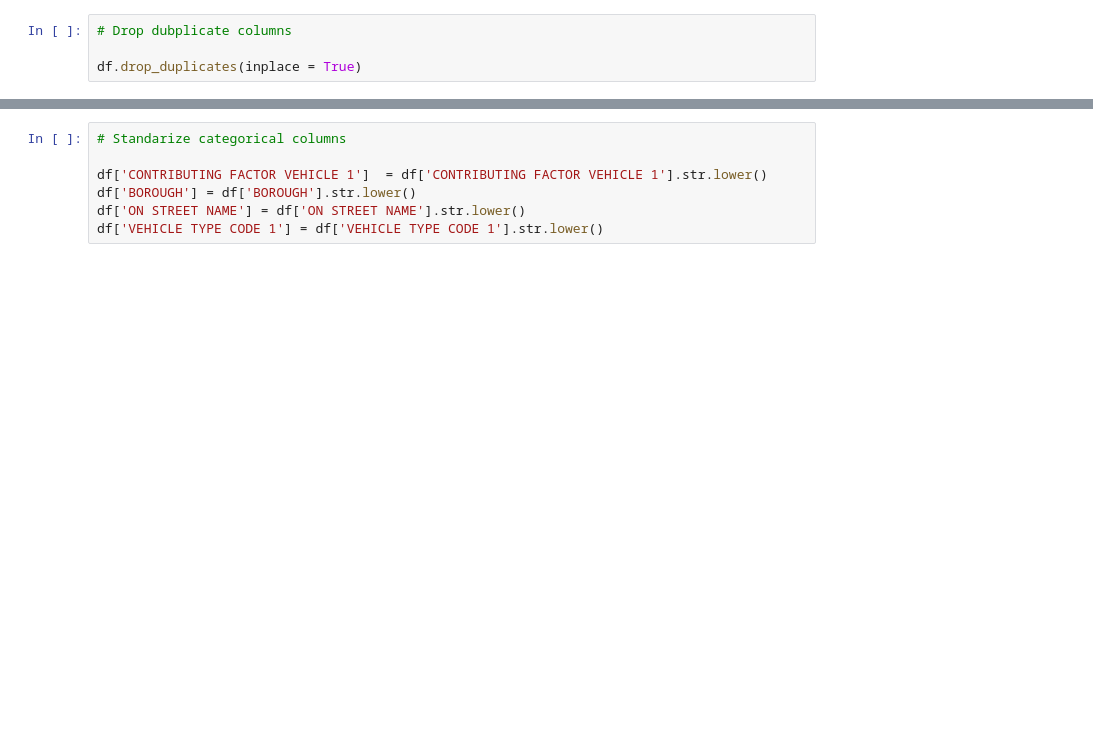
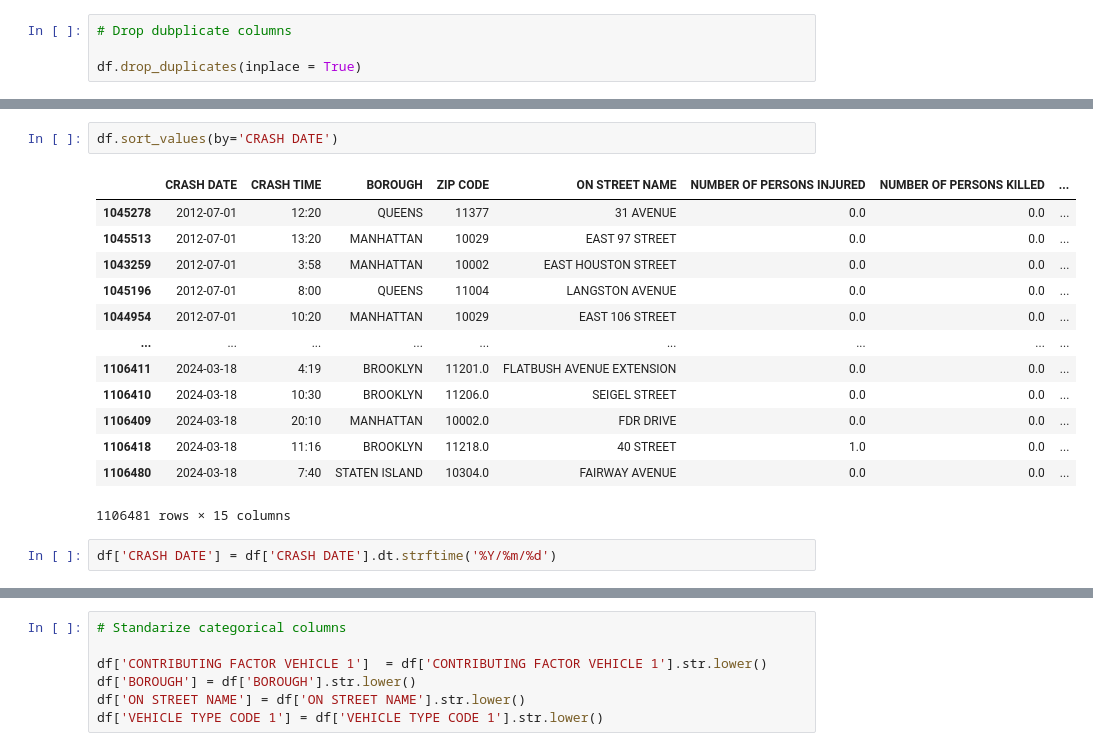
Before and after one commit to Joako1990/Big-Data-storage-Processing, a Jupyter notebook: CA1_Sem2.ipynb, the cells around one changed output, grey strips where cells are left out. Drawn from its saved outputs; the diff is of its cells as text; blank space fills up the shorter version.

```diff
--- a/CA1_Sem2.ipynb
+++ b/CA1_Sem2.ipynb
@@ -45,0 +180,18 @@ df.head()
+# %%
+df.sort_values(by='CRASH DATE')
+# %% [output]
+|  | CRASH DATE | CRASH TIME | BOROUGH | ZIP CODE | ON STREET NAME | NUMBER OF PERSONS INJURED | NUMBER OF PERSONS KILLED | ... |
+| 1045278 | 2012-07-01 | 12:20 | QUEENS | 11377 | 31 AVENUE | 0.0 | 0.0 | ... |
+| 1045513 | 2012-07-01 | 13:20 | MANHATTAN | 10029 | EAST 97 STREET | 0.0 | 0.0 | ... |
+| 1043259 | 2012-07-01 | 3:58 | MANHATTAN | 10002 | EAST HOUSTON STREET | 0.0 | 0.0 | ... |
+| 1045196 | 2012-07-01 | 8:00 | QUEENS | 11004 | LANGSTON AVENUE | 0.0 | 0.0 | ... |
+| 1044954 | 2012-07-01 | 10:20 | MANHATTAN | 10029 | EAST 106 STREET | 0.0 | 0.0 | ... |
+| ... | ... | ... | ... | ... | ... | ... | ... | ... |
+| 1106411 | 2024-03-18 | 4:19 | BROOKLYN | 11201.0 | FLATBUSH AVENUE EXTENSION | 0.0 | 0.0 | ... |
+| 1106410 | 2024-03-18 | 10:30 | BROOKLYN | 11206.0 | SEIGEL STREET | 0.0 | 0.0 | ... |
+| 1106409 | 2024-03-18 | 20:10 | MANHATTAN | 10002.0 | FDR DRIVE | 0.0 | 0.0 | ... |
+| 1106418 | 2024-03-18 | 11:16 | BROOKLYN | 11218.0 | 40 STREET | 1.0 | 0.0 | ... |
+| 1106480 | 2024-03-18 | 7:40 | STATEN ISLAND | 10304.0 | FAIRWAY AVENUE | 0.0 | 0.0 | ... |
+1106481 rows × 15 columns
+# %%
+df['CRASH DATE'] = df['CRASH DATE'].dt.strftime('%Y/%m/%d')
```
Also changed, not shown: parts of 42 cells of this notebook.
